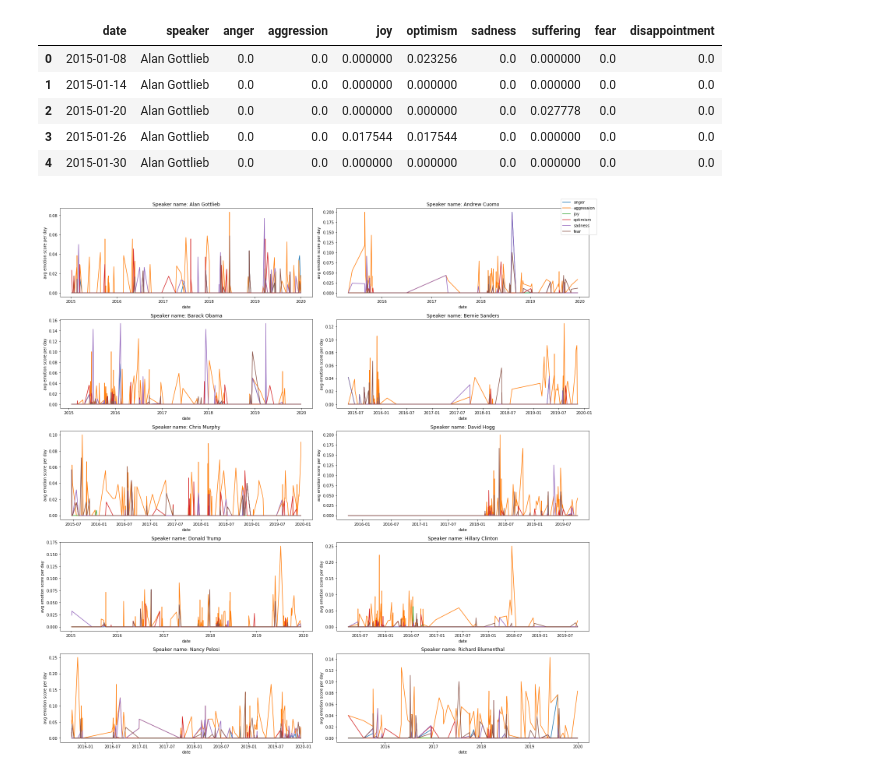
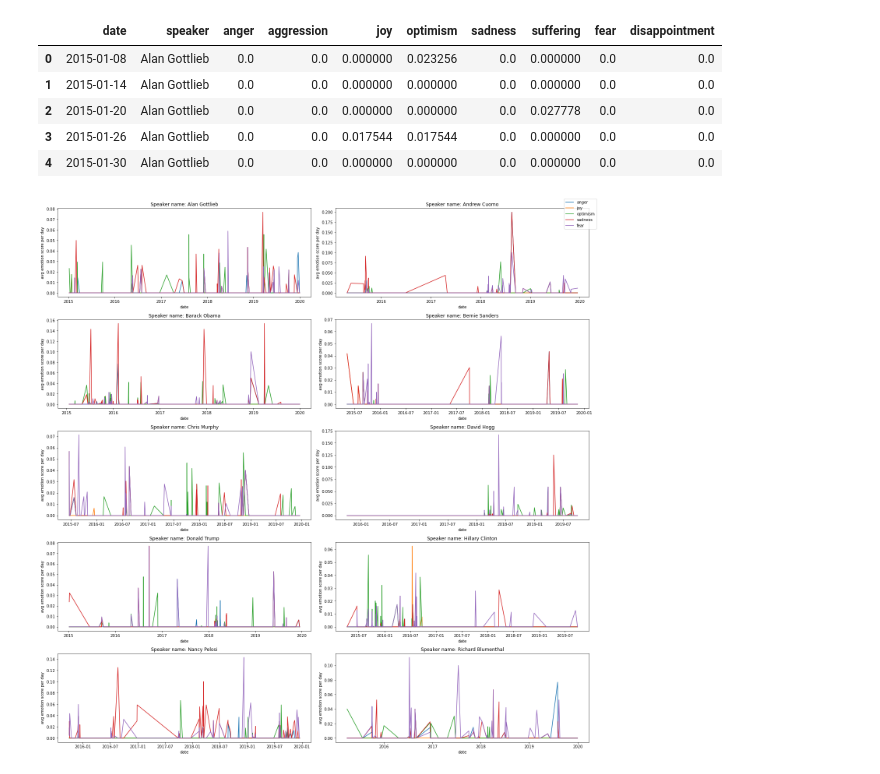
Before and after one commit to epfl-ada/ada-2021-project-lejt, a Jupyter notebook: Emotion extraction.ipynb, the cells around one changed output. Cells and saved outputs as stored; diff of their text form; code cells hidden in the pictures.

```diff
--- a/Emotion extraction.ipynb
+++ b/Emotion extraction.ipynb
@@ -500,32 +500,32 @@ daily_emotion_df.date=pd.to_datetime(daily_emotion_df.date)
 
 # Graph result
 fig, ax = plt.subplots(5, 2);
 fig.set_size_inches(20, 20)
 
 idx = 0
 
 # Group scores by event_ID to plot each graph
 grouped_df = daily_emotion_df.groupby(['speaker'])
 for group in grouped_df:
     row_num = (idx // 2)
     col_num = (idx - 2*row_num)
     idx += 1
     ax[row_num,col_num].plot(group[1].date, group[1].anger,label = "anger");
-    ax[row_num,col_num].plot(group[1].date, group[1].aggression,label = "aggression");
+    #ax[row_num,col_num].plot(group[1].date, group[1].aggression,label = "aggression");
     ax[row_num,col_num].plot(group[1].date, group[1].joy,label = "joy");
     ax[row_num,col_num].plot(group[1].date, group[1].optimism,label = "optimism");
     ax[row_num,col_num].plot(group[1].date, group[1].sadness,label = "sadness");
     #ax[row_num,col_num].plot(group[1].date, group[1].suffering,label = "suffering");
     ax[row_num,col_num].plot(group[1].date, group[1].fear,label = "fear");
     #ax[row_num,col_num].plot(group[1].date, group[1].disappointment,label = "disappointment");
 
     ax[row_num,col_num].set_xlabel("date");
     ax[row_num,col_num].set_ylabel("avg emotion score per day");
     ax[row_num,col_num].set_title('Speaker name: '+str(group[0]));
 
 
 handles, labels = ax[row_num,col_num].get_legend_handles_labels();
 fig.legend(handles, labels, loc='upper right');
 fig.tight_layout()
 # %% [output]
-[figure, old version]
+[figure, new version]
```
Also changed, not shown: 1 other file.
